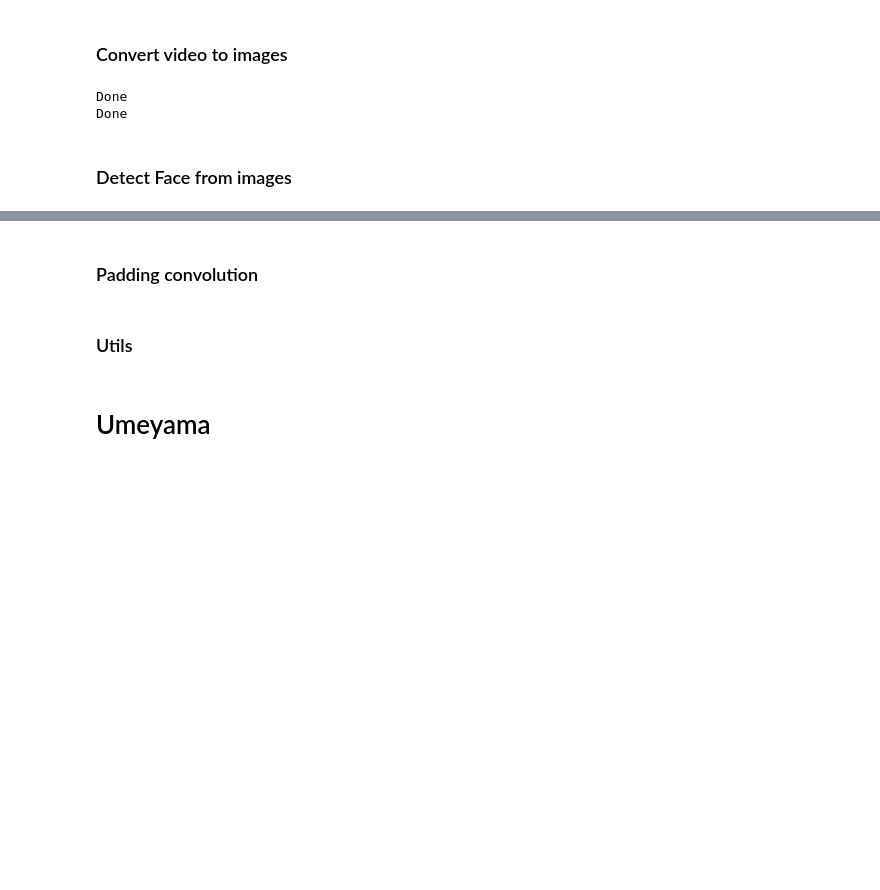
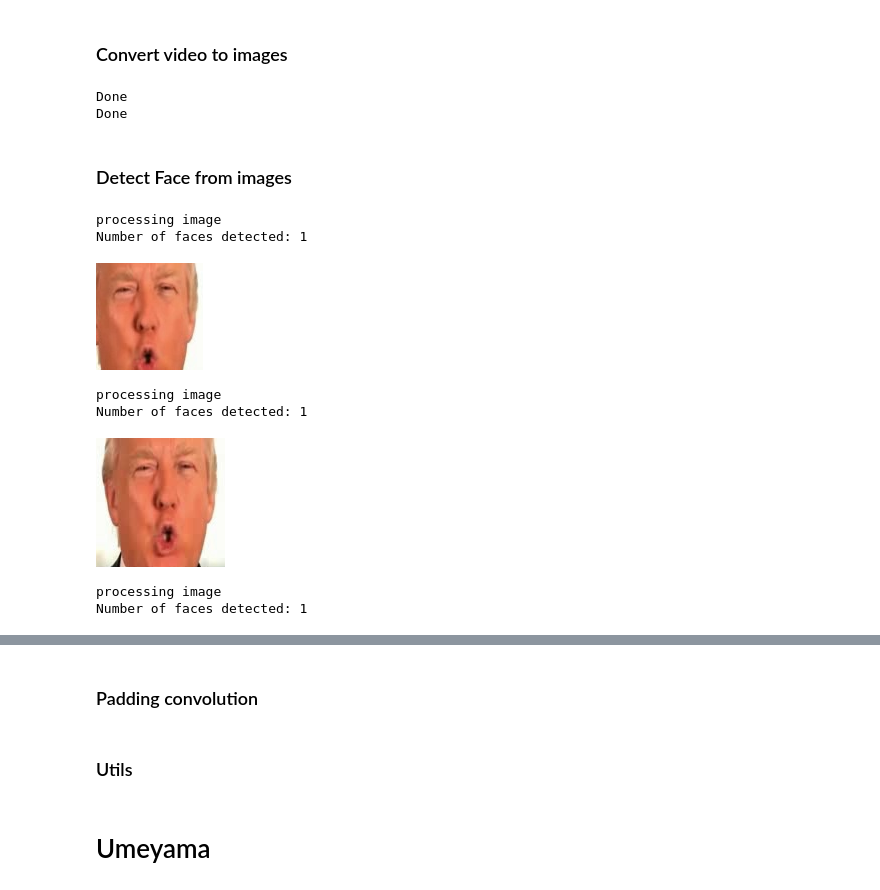
Before and after one commit to pragneshrana/GAN, a Jupyter notebook: Morphing.ipynb, the cells around one changed output, grey strips where cells are left out. Cells and saved outputs as stored; diff of their text form; code cells hidden in the pictures; blank space fills up the shorter version.

```diff
--- a/Morphing.ipynb
+++ b/Morphing.ipynb
@@ -93,3 +93,83 @@ Done
 Done
 # %% [markdown]
 ### Detect Face from images
+# %%
+from google.colab.patches import cv2_imshow
+for i in range(len(files))  :
+  Images_Folder = '/content/train/'+person_dir[i]+'/'
+  OutFace_Folder = '/content/train/'+person_dir[i]+'/'
+
+  Images_Path = os.path.join(os.path.realpath('.'), Images_Folder)
+  Out_Path = os.path.join(os.path.realpath('.'), OutFace_Folder)
+
+  pictures = os.listdir(Images_Path)
+
+
+  # initialize hog + svm based face detector
+  detector = dlib.get_frontal_face_detector()
+
+
+
+  # # handle command line arguments
+  # ap = argparse.ArgumentParser()
+  # ap.add_argument('-w', '--weights', default='./mmod_human_face_detector.dat',
+  #                 help='path to weights file')
+  # args = ap.parse_args()
+
+
+  # # initialize CNN based face detector
+  # detector = dlib.cnn_face_detection_model_v1(args.weights)
+
+  # def rotate(img):
+  #     rows,cols,_ = img.shape
+  #     M = cv2.getRotationMatrix2D((cols, rows ), 0, 1)
+  #     dst = cv2.warpAffine(img, M, (cols, rows))
+  #     return dst
+
+  for f in pictures:
+
+
+      print('processing image')
+      img = cv2.imread(os.path.join(Images_Path,f), cv2.IMREAD_COLOR)
+      # try:
+      #   b, g, r = cv2.split(img)
+      #   img2 = cv2.merge([r, g, b])
+      # except ValueError:
+      #   continue
+      # img = rotate(img)
+
+      # f_copy = copy.deepcopy(f)
+      # image = largest_face_detector.detect_largest_face(str(Images_Path)+'/'+str(f_copy))
+      # cv2.imwrite(OutFace_Folder+f_copy[:-4]+"_large_face.jpg", image)
+
+
+      dets = detector(img, 1)
+      print("Number of faces detected: {}".format(len(dets)))
+
+      for idx, face in enumerate(dets):
+          # print('face{}; left{}; top {}; right {}; bot {}'.format(idx, face.left(). face.top(), face.right(), face.bottom()))
+
+          left = face.left()
+          top = face.top()
+          right = face.right()
+          bot = face.bottom()
+          #print(left, top, right, bot)
+          #cv2.rectangle(img, (left, top), (right, bot), (0, 255, 0), 3)
+          #print(img.shape)
+          crop_img = img[top:bot, left:right]
+          #cv2.imshow(f, img)
+          #cv2.imshow(f, crop_img)
+          # print(OutFace_Folder,f[:-4],"_face.jpg")
+          cv2.imwrite(OutFace_Folder+f[:-4]+"_face.jpg", crop_img)
+          cv2_imshow(crop_img)
+          #k = cv2.waitKey(1000)
+          #cv2.destroyAllWindows()
+# %% [output]
+processing image
+Number of faces detected: 1
+[figure, added]
+processing image
+Number of faces detected: 1
+[figure, added]
+processing image
+Number of faces detected: 1
```
Also changed, not shown: parts of 5 cells of this notebook.
